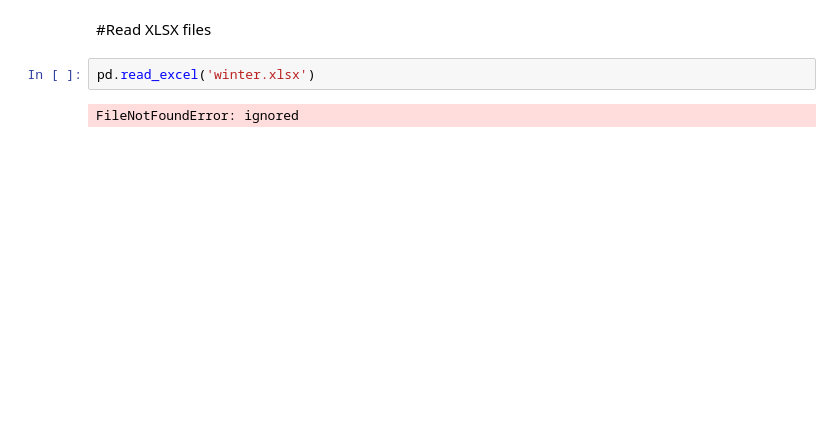
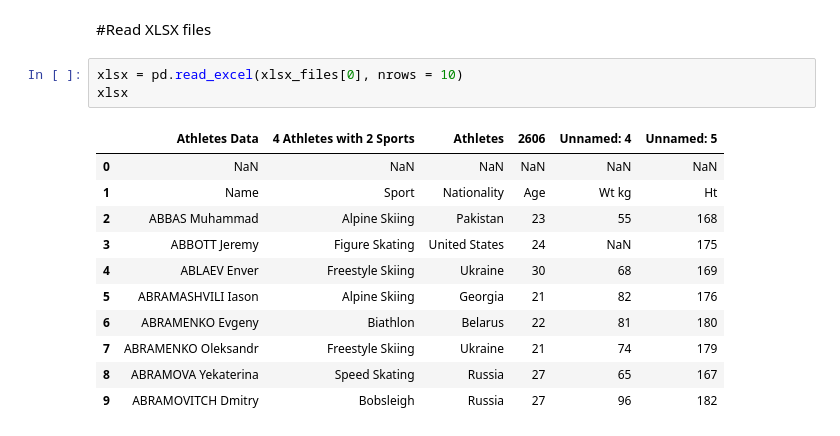
Before and after one commit to Xaviera8/datasci_1_loading, a Jupyter notebook: HHA507CLASS1.ipynb, the cells around one changed output. Cells and saved outputs as stored; diff of their text form; blank space fills up the shorter version.

```diff
--- a/HHA507CLASS1.ipynb
+++ b/HHA507CLASS1.ipynb
@@ -84,6 +110,17 @@ df2
 # %% [markdown]
 #Read XLSX files
-# %%
-pd.read_excel('winter.xlsx')
-# %% [output]
-FileNotFoundError: ignored
+# %%
+xlsx = pd.read_excel(xlsx_files[0], nrows = 10)
+xlsx
+# %% [output]
+|  | Athletes Data | 4 Athletes with 2 Sports | Athletes | 2606 | Unnamed: 4 | Unnamed: 5 |
+| 0 | NaN | NaN | NaN | NaN | NaN | NaN |
+| 1 | Name | Sport | Nationality | Age | Wt kg | Ht |
+| 2 | ABBAS Muhammad | Alpine Skiing | Pakistan | 23 | 55 | 168 |
+| 3 | ABBOTT Jeremy | Figure Skating | United States | 24 | NaN | 175 |
+| 4 | ABLAEV Enver | Freestyle Skiing | Ukraine | 30 | 68 | 169 |
+| 5 | ABRAMASHVILI Iason | Alpine Skiing | Georgia | 21 | 82 | 176 |
+| 6 | ABRAMENKO Evgeny | Biathlon | Belarus | 22 | 81 | 180 |
+| 7 | ABRAMENKO Oleksandr | Freestyle Skiing | Ukraine | 21 | 74 | 179 |
+| 8 | ABRAMOVA Yekaterina | Speed Skating | Russia | 27 | 65 | 167 |
+| 9 | ABRAMOVITCH Dmitry | Bobsleigh | Russia | 27 | 96 | 182 |
```
Also changed, not shown: parts of 15 cells of this notebook.
